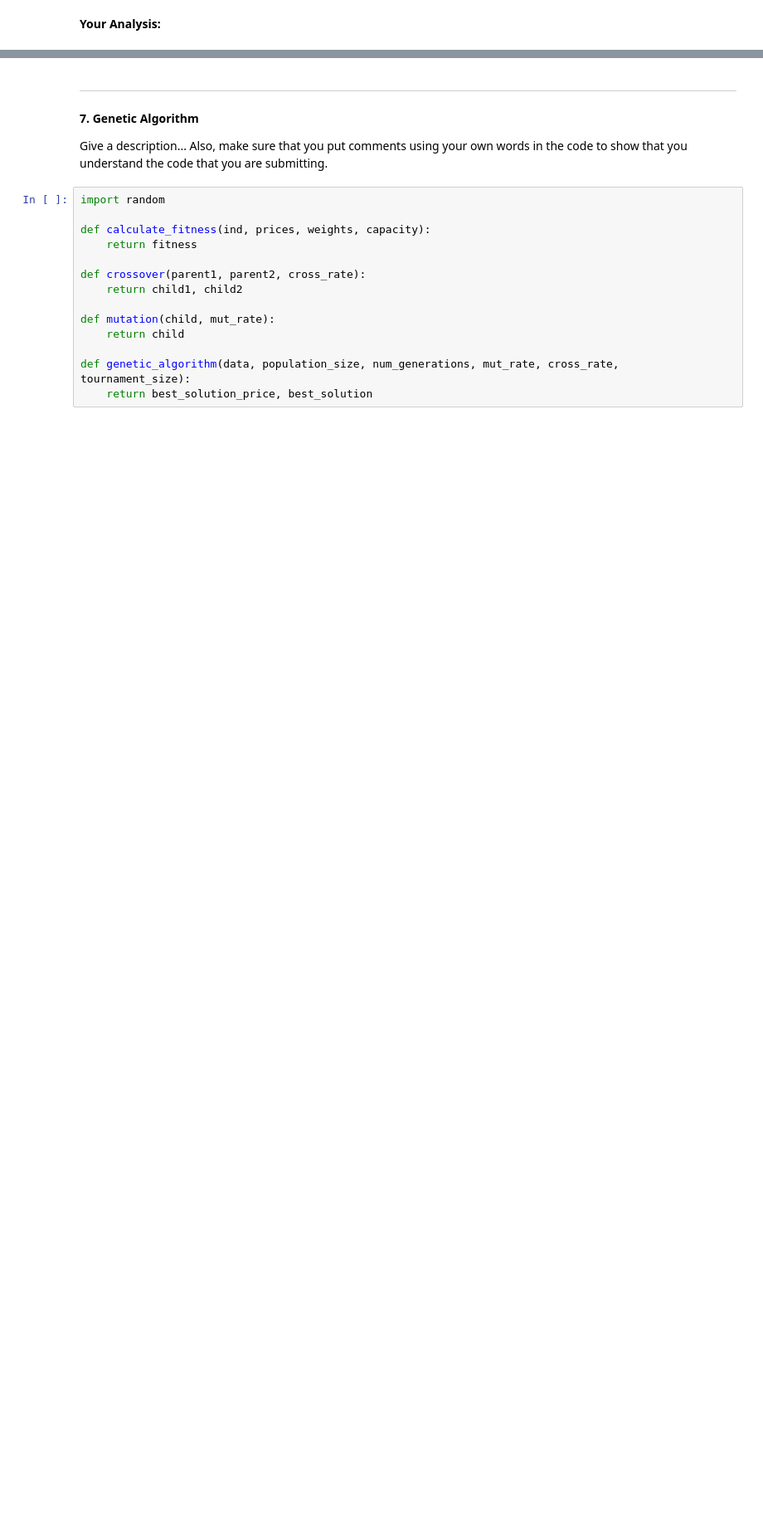
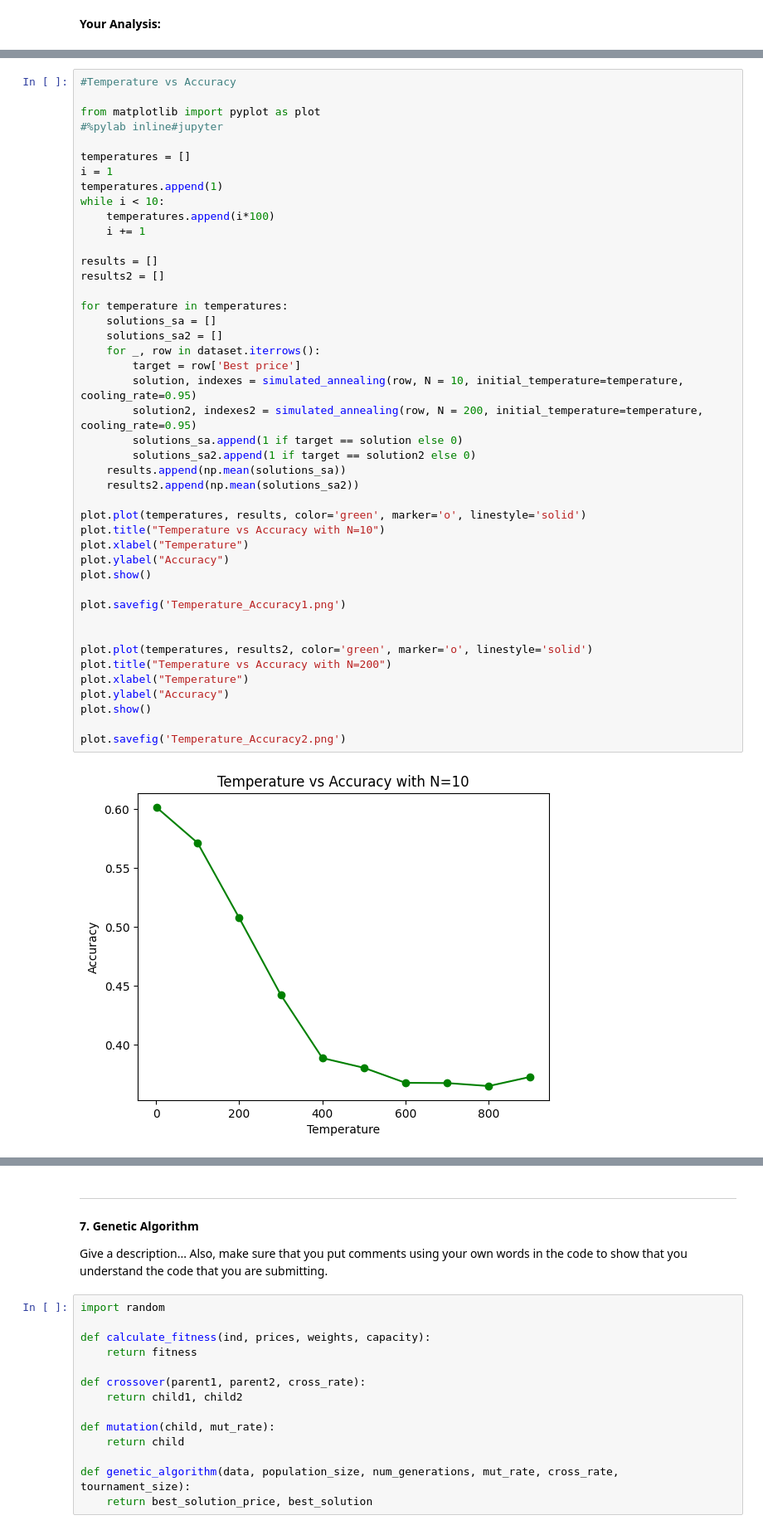
Before and after one commit to uOttawa-Collabs/CSI4106-Fall-2023, a Jupyter notebook: Assignment 1/CSI4106_A1.ipynb, the cells around one changed output, grey strips where cells are left out. Shown at 83% size. Saved outputs shown, nothing was run; the diff lists cells and outputs as text; blank space fills up the shorter version.

```diff
--- a/Assignment 1/CSI4106_A1.ipynb
+++ b/Assignment 1/CSI4106_A1.ipynb
@@ -329,0 +471,46 @@ Simulated Annealing Accuracy is 0.5782973985221176
+# %%
+#Temperature vs Accuracy
+
+from matplotlib import pyplot as plot
+#%pylab inline#jupyter
+
+temperatures = []
+i = 1
+temperatures.append(1)
+while i < 10:
+    temperatures.append(i*100)
+    i += 1
+
+results = []
+results2 = []
+
+for temperature in temperatures:
+    solutions_sa = []
+    solutions_sa2 = []
+    for _, row in dataset.iterrows():
+        target = row['Best price']
+        solution, indexes = simulated_annealing(row, N = 10, initial_temperature=temperature, cooling_rate=0.95)
+        solution2, indexes2 = simulated_annealing(row, N = 200, initial_temperature=temperature, cooling_rate=0.95)
+        solutions_sa.append(1 if target == solution else 0)
+        solutions_sa2.append(1 if target == solution2 else 0)
+    results.append(np.mean(solutions_sa))
+    results2.append(np.mean(solutions_sa2))
+
+plot.plot(temperatures, results, color='green', marker='o', linestyle='solid')
+plot.title("Temperature vs Accuracy with N=10")
+plot.xlabel("Temperature")
+plot.ylabel("Accuracy")
+plot.show()
+
+plot.savefig('Temperature_Accuracy1.png')
+
+
+plot.plot(temperatures, results2, color='green', marker='o', linestyle='solid')
+plot.title("Temperature vs Accuracy with N=200")
+plot.xlabel("Temperature")
+plot.ylabel("Accuracy")
+plot.show()
+
+plot.savefig('Temperature_Accuracy2.png')
+# %% [output]
+[figure, added]
```
Also changed, not shown: parts of 7 cells of this notebook.
